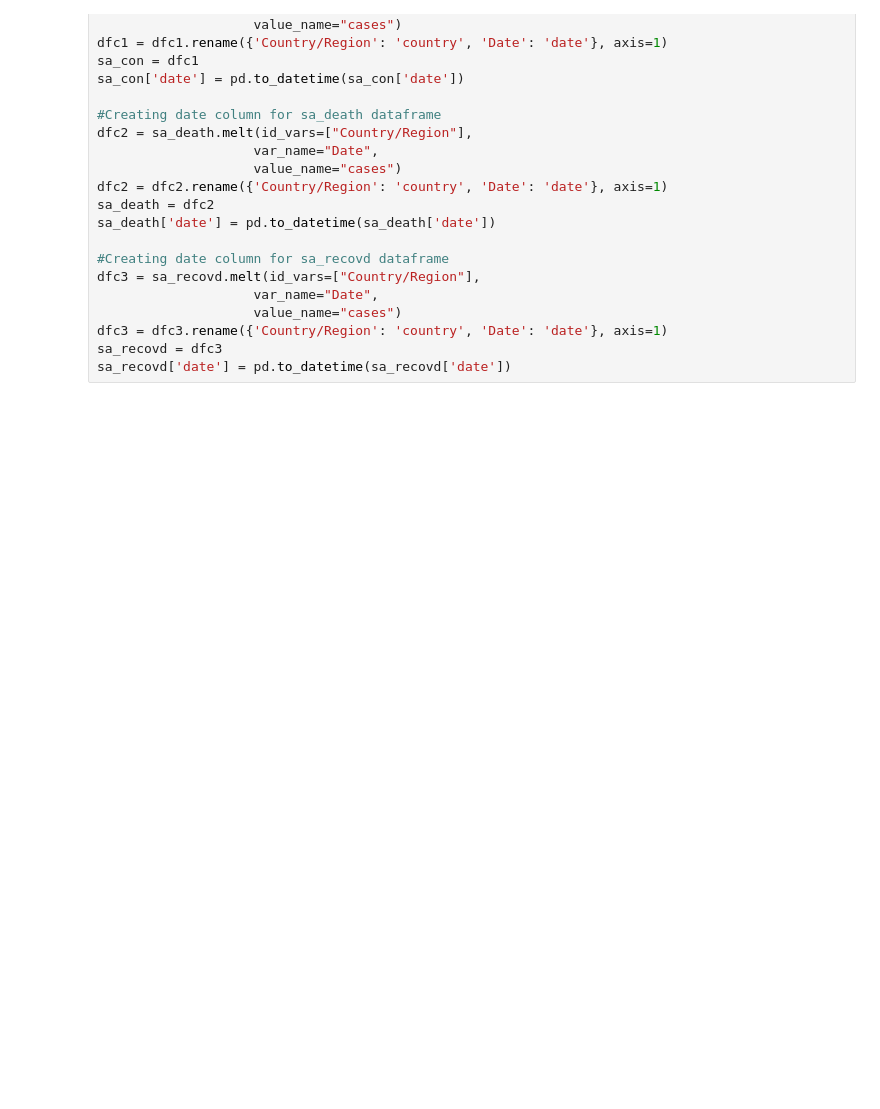
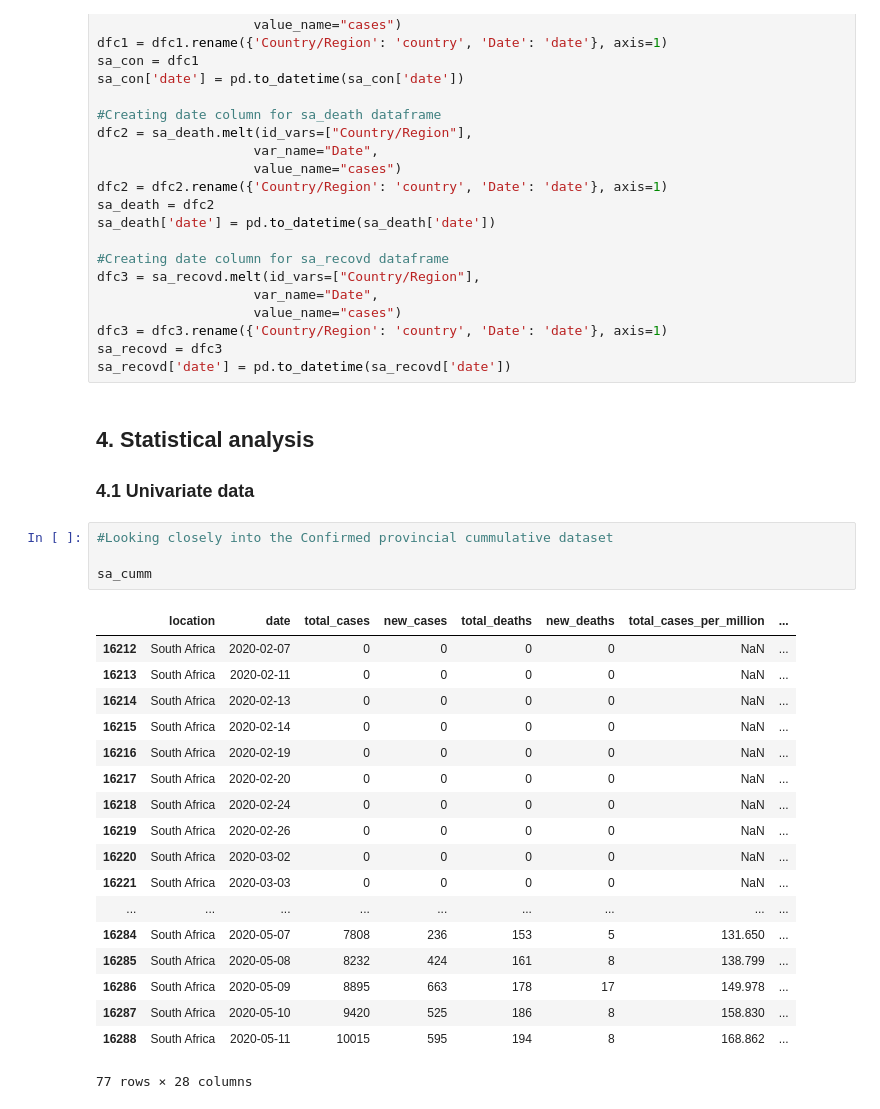
Before and after one commit to Umuzi-org/covid19-analysis, a Jupyter notebook: notebooks/National overview.ipynb, the cells around one changed output. Drawn from its saved outputs; the diff is of its cells as text; blank space fills up the shorter version.

Commit message:
adding new dataset

```diff
--- a/notebooks/National overview.ipynb
+++ b/notebooks/National overview.ipynb
@@ -104,3 +82,30 @@ dfc3 = sa_recovd.melt(id_vars=["Country/Region"],
 dfc3 = dfc3.rename({'Country/Region': 'country', 'Date': 'date'}, axis=1)
 sa_recovd = dfc3
 sa_recovd['date'] = pd.to_datetime(sa_recovd['date'])
+# %% [markdown]
+##  4.  Statistical analysis
+
+### 4.1 Univariate data
+# %%
+#Looking closely into the Confirmed provincial cummulative dataset
+
+sa_cumm
+# %% [output]
+|  | location | date | total_cases | new_cases | total_deaths | new_deaths | total_cases_per_million | ... |
+| 16212 | South Africa | 2020-02-07 | 0 | 0 | 0 | 0 | NaN | ... |
+| 16213 | South Africa | 2020-02-11 | 0 | 0 | 0 | 0 | NaN | ... |
+| 16214 | South Africa | 2020-02-13 | 0 | 0 | 0 | 0 | NaN | ... |
+| 16215 | South Africa | 2020-02-14 | 0 | 0 | 0 | 0 | NaN | ... |
+| 16216 | South Africa | 2020-02-19 | 0 | 0 | 0 | 0 | NaN | ... |
+| 16217 | South Africa | 2020-02-20 | 0 | 0 | 0 | 0 | NaN | ... |
+| 16218 | South Africa | 2020-02-24 | 0 | 0 | 0 | 0 | NaN | ... |
+| 16219 | South Africa | 2020-02-26 | 0 | 0 | 0 | 0 | NaN | ... |
+| 16220 | South Africa | 2020-03-02 | 0 | 0 | 0 | 0 | NaN | ... |
+| 16221 | South Africa | 2020-03-03 | 0 | 0 | 0 | 0 | NaN | ... |
+| ... | ... | ... | ... | ... | ... | ... | ... | ... |
+| 16284 | South Africa | 2020-05-07 | 7808 | 236 | 153 | 5 | 131.650 | ... |
+| 16285 | South Africa | 2020-05-08 | 8232 | 424 | 161 | 8 | 138.799 | ... |
+| 16286 | South Africa | 2020-05-09 | 8895 | 663 | 178 | 17 | 149.978 | ... |
+| 16287 | South Africa | 2020-05-10 | 9420 | 525 | 186 | 8 | 158.830 | ... |
+| 16288 | South Africa | 2020-05-11 | 10015 | 595 | 194 | 8 | 168.862 | ... |
+77 rows × 28 columns
```
Also changed, not shown: parts of 3 cells of this notebook.
